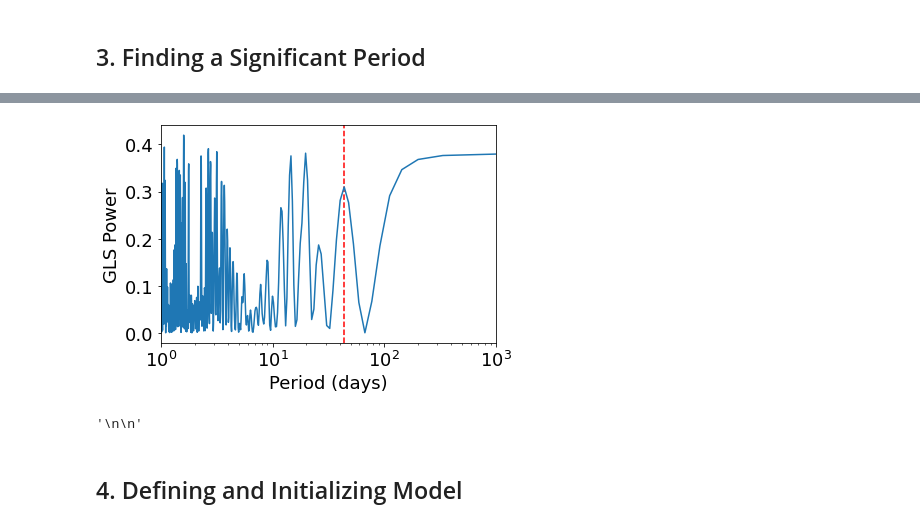
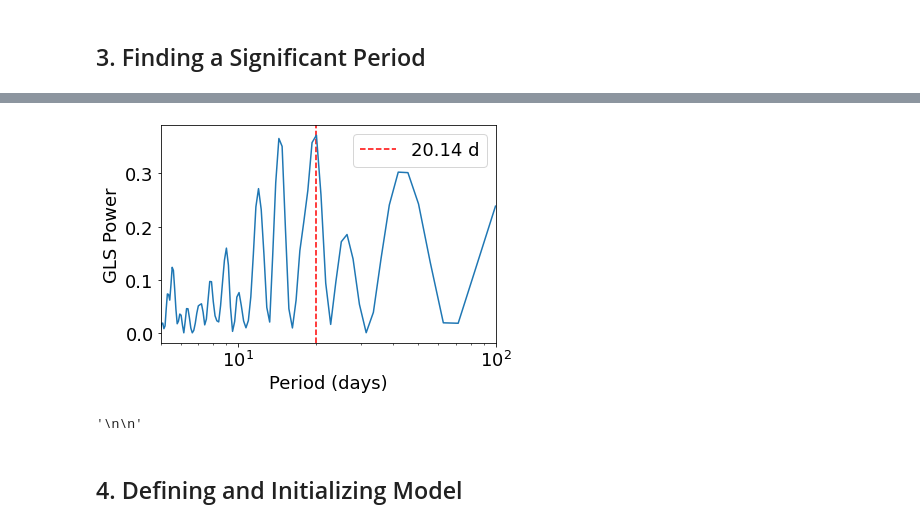
Before and after one commit to howardisaacson/Intro-to-Astro2022, a Jupyter notebook: Week7_radvel_fitting/RadVel_Tutorial.ipynb, the cells around one changed output, grey strips where cells are left out. Cells and saved outputs as stored; diff of their text form; code cells hidden in the pictures.

```diff
--- a/Week7_radvel_fitting/RadVel_Tutorial.ipynb
+++ b/Week7_radvel_fitting/RadVel_Tutorial.ipynb
@@ -149,11 +147,11 @@ The graph on the left is the continous data which is analagous to our radial vel
 # %%
 def LombScarg(t,v,e,min_per=0.01,max_per=1000):
 
-    #Calculate Generalized Lomb-Scargle periodogram and window function
+    # Calculate Generalized Lomb-Scargle periodogram and window function
 
     fmin = 1./max_per
     fmax = 1./min_per
-    frequency, power = LombScargle(t, v, e).autopower(minimum_frequency=1/1000,maximum_frequency=1.,method='cython')
+    frequency, power = LombScargle(t, v, e).autopower(minimum_frequency=fmin,maximum_frequency=fmax,method='cython')
 
     per = 1/frequency
     #Identify strongest period.
@@ -170,28 +168,29 @@ def LombScarg(t,v,e,min_per=0.01,max_per=1000):
 
     return per, power, perbest
 # %%
-minPer = 30 # min period to look for 1st planet (in days)
-maxPer = 50 # max period to look for 1st planet (in days)
+minPer = 5  # min period to look for 1st planet (in days)
+maxPer = 100 # max period to look for 1st planet (in days)
 
 period, power, period1 = LombScarg(data.t, data.vel,data.errvel,min_per=minPer,max_per=maxPer)
-#period1 = 42.36
-plt.xlim(1,1000)
-plt.axvline(period1,color='red',linestyle='--')
+# period1 = 42.36
+plt.axvline(period1, color='red',linestyle='--', label=f"{period1:.2f} d")
+plt.legend()
+plt.xlim(minPer,maxPer)
 plt.semilogx(period,power)
 plt.xlabel('Period (days)')
 plt.ylabel('GLS Power')
 plt.show()
 
 
 # TODO: change the values of minPer and maxPer. How do the results change? Why? Type your answer
 # between the triple quotes below.
 
 
 """
 
 """
 # %% [output]
-[figure, old version]
+[figure, new version]
 '\n\n'
 # %% [markdown]
 ## 4. Defining and Initializing Model
```
Also changed, not shown: parts of 16 cells of this notebook.
